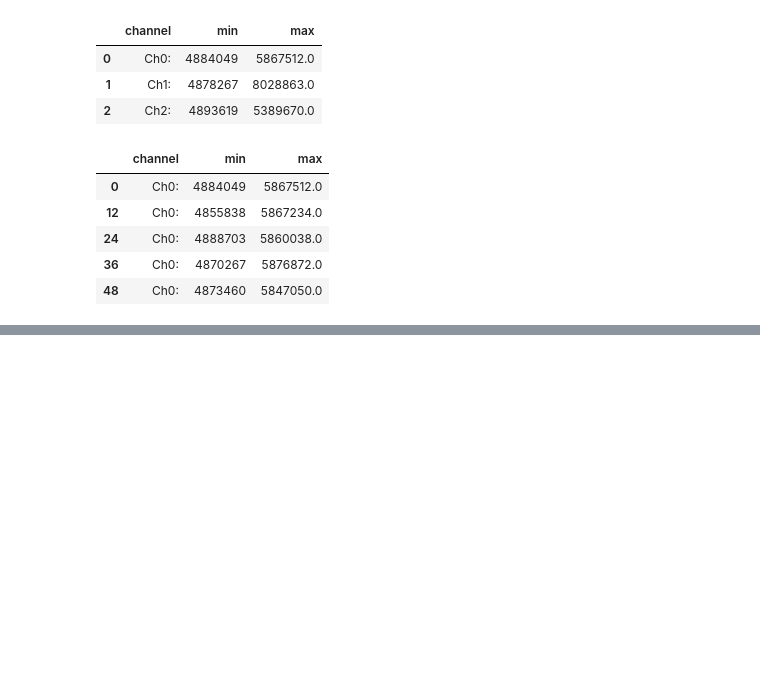
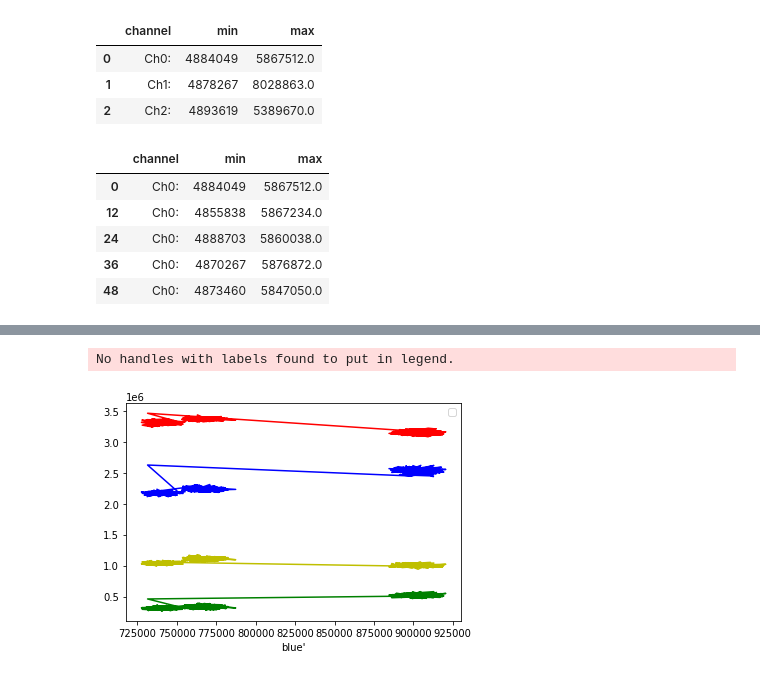
Before and after one commit to ahmadasmandar/python_tutorials, a Jupyter notebook: data_manipulation/workwithfis.ipynb, the cells around one changed output, grey strips where cells are left out. Cells and saved outputs as stored; diff of their text form; code cells hidden in the pictures; blank space fills up the shorter version.

```diff
--- a/data_manipulation/workwithfis.ipynb
+++ b/data_manipulation/workwithfis.ipynb
@@ -52,0 +89,11 @@ dtype: object
+# %%
+fig,ax=plt.subplots()
+ax.plot(delta4,delta0,color='y')
+ax.plot(delta4,delta1,color='r')
+ax.plot(delta4,delta2,color='g')
+ax.plot(delta4,delta3,color='b')
+ax.set_xlabel("blue'")
+ax.legend();
+# %% [output]
+No handles with labels found to put in legend.
+[figure, added]
```
Also changed, not shown: parts of 6 cells of this notebook.
